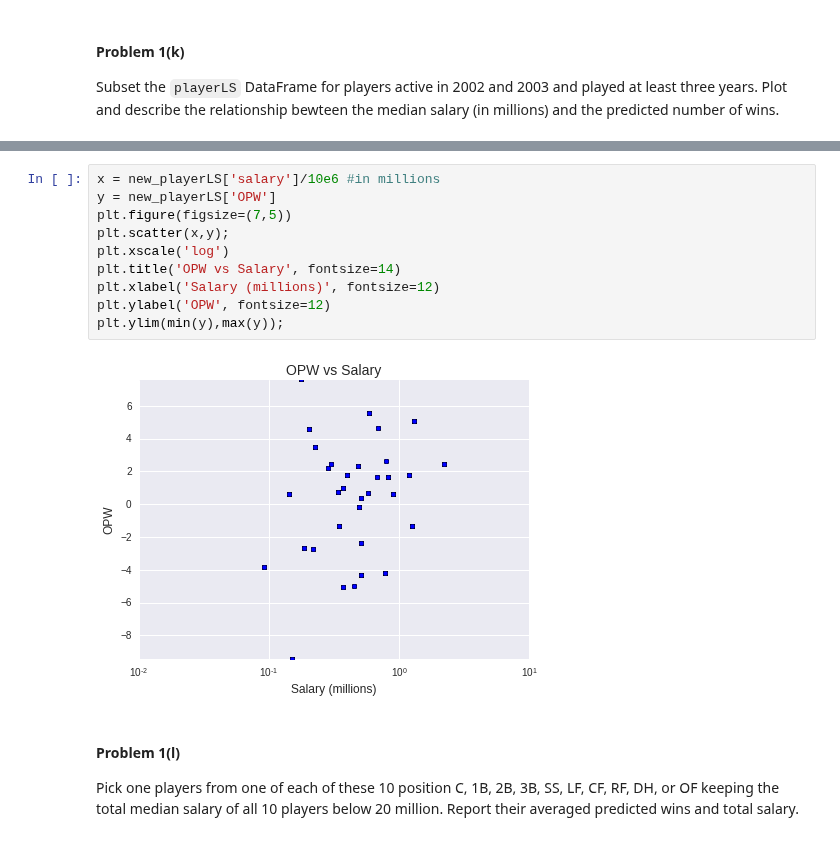
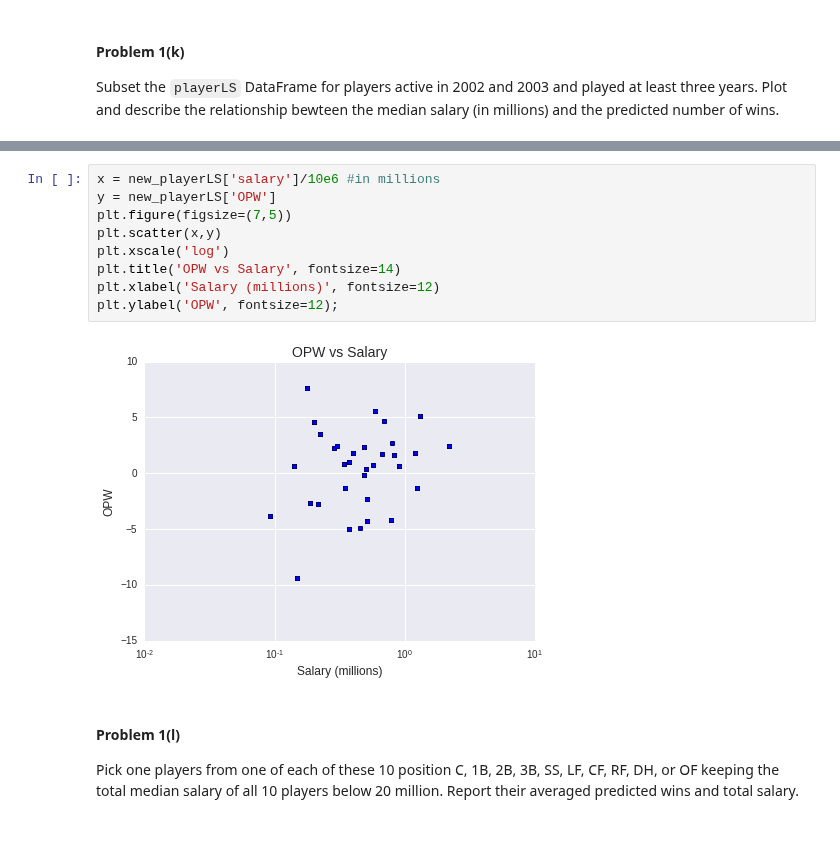
Before and after one commit to snazrul1/ssnazrul, a Jupyter notebook: DSE220/HW2/Assignment_2.ipynb, the cells around one changed output, grey strips where cells are left out. Drawn from its saved outputs; the diff is of its cells as text.

```diff
--- a/DSE220/HW2/Assignment_2.ipynb
+++ b/DSE220/HW2/Assignment_2.ipynb
@@ -443,15 +438,14 @@ new_playerLS.head()
 # %%
 x = new_playerLS['salary']/10e6 #in millions
 y = new_playerLS['OPW']
 plt.figure(figsize=(7,5))
-plt.scatter(x,y);
+plt.scatter(x,y)
 plt.xscale('log')
 plt.title('OPW vs Salary', fontsize=14)
 plt.xlabel('Salary (millions)', fontsize=12)
-plt.ylabel('OPW', fontsize=12)
-plt.ylim(min(y),max(y));
+plt.ylabel('OPW', fontsize=12);
 # %% [output]
-[figure, old version]
+[figure, new version]
 # %% [markdown]
 #### Problem 1(l)
 Pick one players from one of each of these 10 position C, 1B, 2B, 3B, SS, LF, CF, RF, DH, or OF keeping the total median salary of all 10 players below 20 million. Report their averaged predicted wins and total salary.
```
Also changed, not shown: parts of 16 cells of this notebook.
